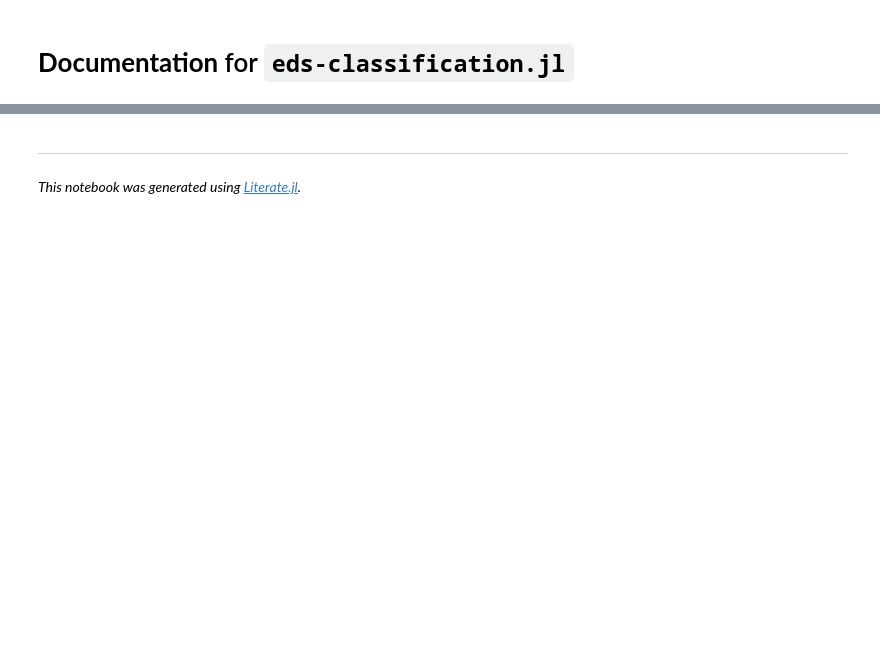
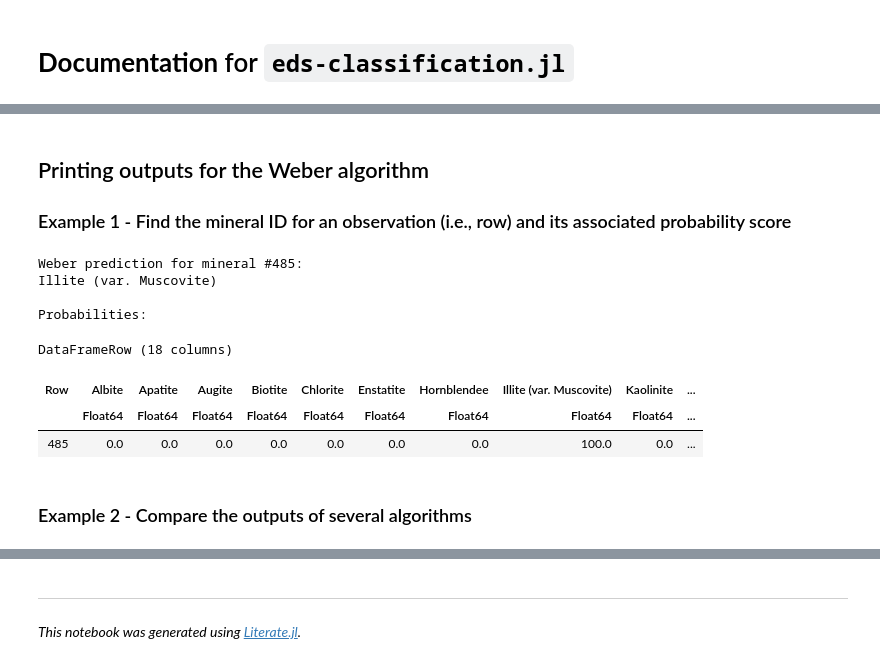
Before and after one commit to weber1158/eds-classification.jl, a Jupyter notebook: docs/eds_docs.ipynb, the cells around one changed output, grey strips where cells are left out. Drawn from its saved outputs; the diff is of its cells as text; code cells hidden in the pictures; blank space fills up the shorter version.

```diff
--- a/docs/eds_docs.ipynb
+++ b/docs/eds_docs.ipynb
@@ -72,0 +75,18 @@ categorical_histogram(pan[:,1],
+# %% [markdown]
+## Printing outputs for the Weber algorithm
+### Example 1 - Find the mineral ID for an observation (i.e., row) and its associated probability score
+# %%
+observation = 485;
+println("Weber prediction for mineral #485: \n", web.predicted_class[observation], "\n\nProbabilities:\n")
+display(web.probabilities[observation,:])
+# %% [output]
+Weber prediction for mineral #485:
+Illite (var. Muscovite)
+
+Probabilities:
+DataFrameRow (18 columns)
+| Row | Albite | Apatite | Augite | Biotite | Chlorite | Enstatite | Hornblendee | Illite (var. Muscovite) | Kaolinite | ... |
+|  | Float64 | Float64 | Float64 | Float64 | Float64 | Float64 | Float64 | Float64 | Float64 | ... |
+| 485 | 0.0 | 0.0 | 0.0 | 0.0 | 0.0 | 0.0 | 0.0 | 100.0 | 0.0 | ... |
+# %% [markdown]
+### Example 2 - Compare the outputs of several algorithms
```
Also changed, not shown: parts of 37 cells of this notebook, 3 other files.
